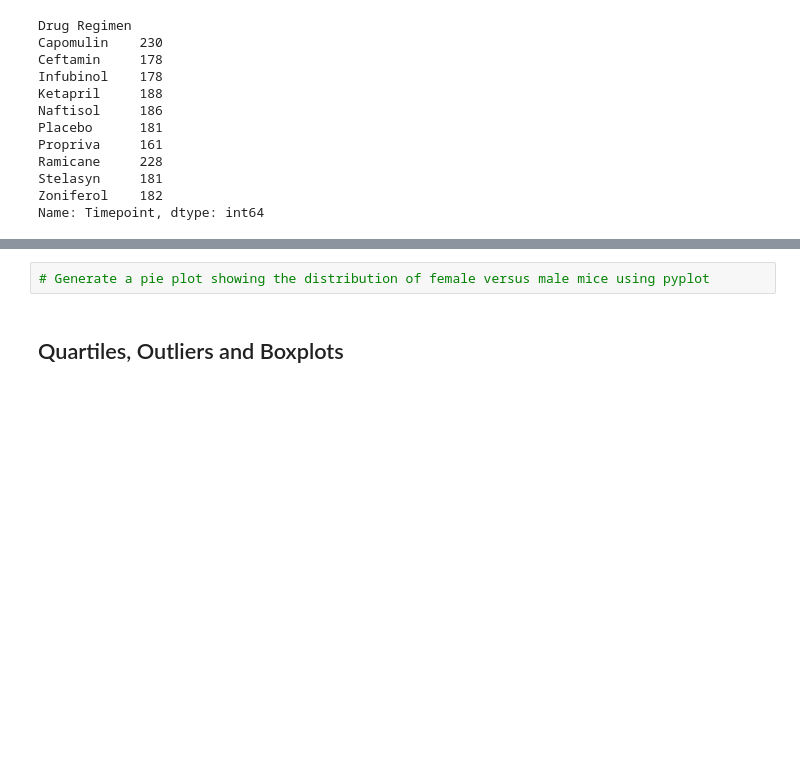
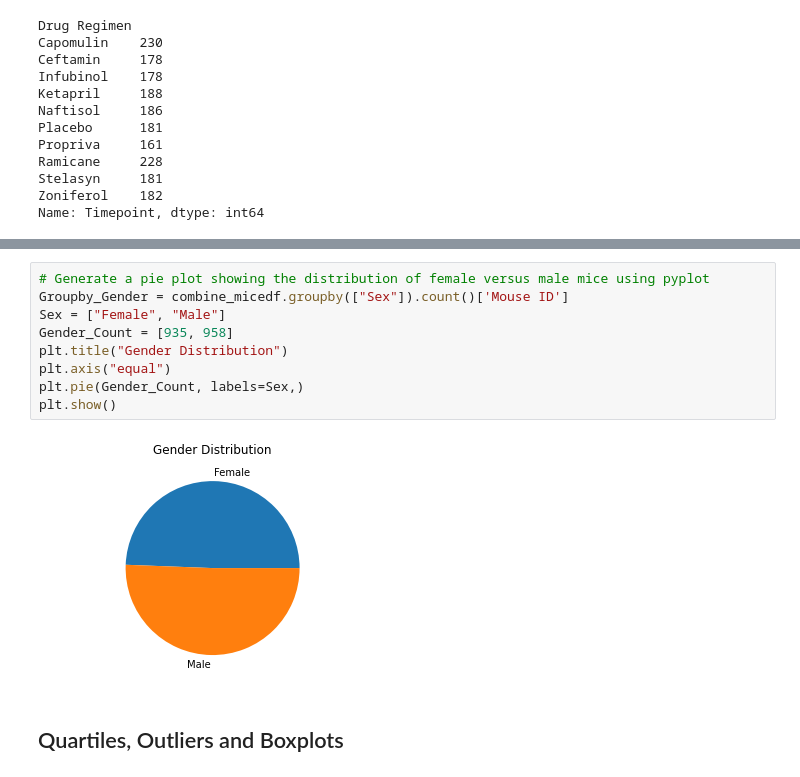
Before and after one commit to aespinosa49/Matplotlib_Challenge-, a Jupyter notebook: Pymaceuticals/pymaceuticals_starter.ipynb, the cells around one changed output, grey strips where cells are left out. Cells and saved outputs as stored; diff of their text form; blank space fills up the shorter version.

```diff
--- a/Pymaceuticals/pymaceuticals_starter.ipynb
+++ b/Pymaceuticals/pymaceuticals_starter.ipynb
@@ -181,4 +208,13 @@ plt.tight_layout()
 # %%
 # Generate a pie plot showing the distribution of female versus male mice using pyplot
+Groupby_Gender = combine_micedf.groupby(["Sex"]).count()['Mouse ID']
+Sex = ["Female", "Male"]
+Gender_Count = [935, 958]
+plt.title("Gender Distribution")
+plt.axis("equal")
+plt.pie(Gender_Count, labels=Sex,)
+plt.show()
+# %% [output]
+[figure, added]
 # %% [markdown]
 ## Quartiles, Outliers and Boxplots
```
Also changed, not shown: parts of 9 cells of this notebook.
